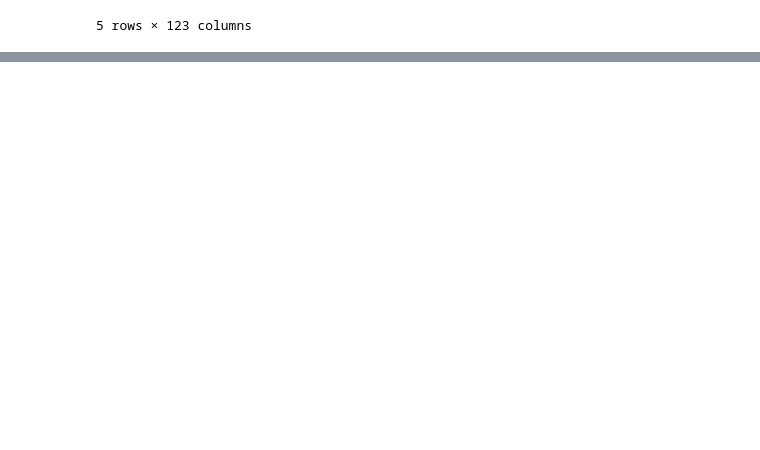
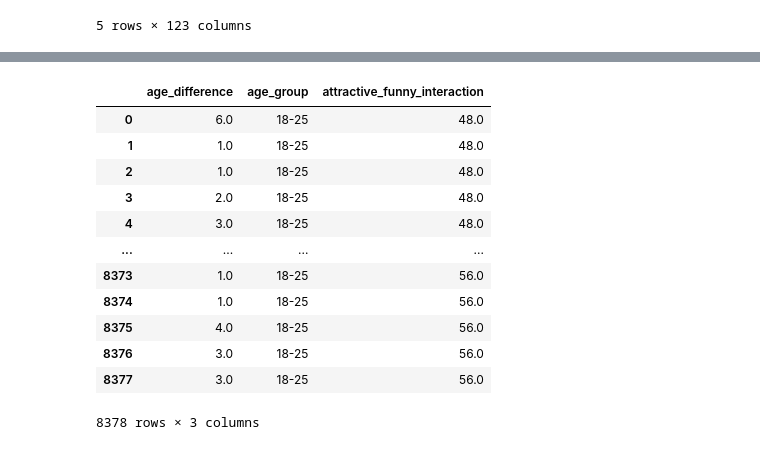
Before and after one commit to lucass235/Analise_dados_pos, a Jupyter notebook: scripts/project.ipynb, the cells around one changed output, grey strips where cells are left out. Cells and saved outputs as stored; diff of their text form; code cells hidden in the pictures; blank space fills up the shorter version.

```diff
--- a/scripts/project.ipynb
+++ b/scripts/project.ipynb
@@ -30,0 +264,3 @@ df.to_csv('speeddating.csv', index=False, sep=';')
+# %%
+# 1. Diferença de idade entre participante e par
+df['age_difference'] = abs(df['age'] - df['age_o'])
@@ -30,0 +269,3 @@ df.to_csv('speeddating.csv', index=False, sep=';')
+# %%
+# 2. Criação de grupos etários
+df['age_group'] = pd.cut(df['age'], bins=[18, 25, 35, 50], labels=['18-25', '26-35', '36-50'])
@@ -30,0 +274,3 @@ df.to_csv('speeddating.csv', index=False, sep=';')
+# %%
+# 3. Interação entre atratividade e diversão
+df['attractive_funny_interaction'] = df['attractive'] * df['funny']
@@ -30,0 +289,16 @@ df.to_csv('speeddating.csv', index=False, sep=';')
+# %%
+df[['age_difference', 'age_group', 'attractive_funny_interaction']]
+# %% [output]
+|  | age_difference | age_group | attractive_funny_interaction |
+| 0 | 6.0 | 18-25 | 48.0 |
+| 1 | 1.0 | 18-25 | 48.0 |
+| 2 | 1.0 | 18-25 | 48.0 |
+| 3 | 2.0 | 18-25 | 48.0 |
+| 4 | 3.0 | 18-25 | 48.0 |
+| ... | ... | ... | ... |
+| 8373 | 1.0 | 18-25 | 56.0 |
+| 8374 | 1.0 | 18-25 | 56.0 |
+| 8375 | 4.0 | 18-25 | 56.0 |
+| 8376 | 3.0 | 18-25 | 56.0 |
+| 8377 | 3.0 | 18-25 | 56.0 |
+8378 rows × 3 columns
```
Also changed, not shown: parts of 38 cells of this notebook.
